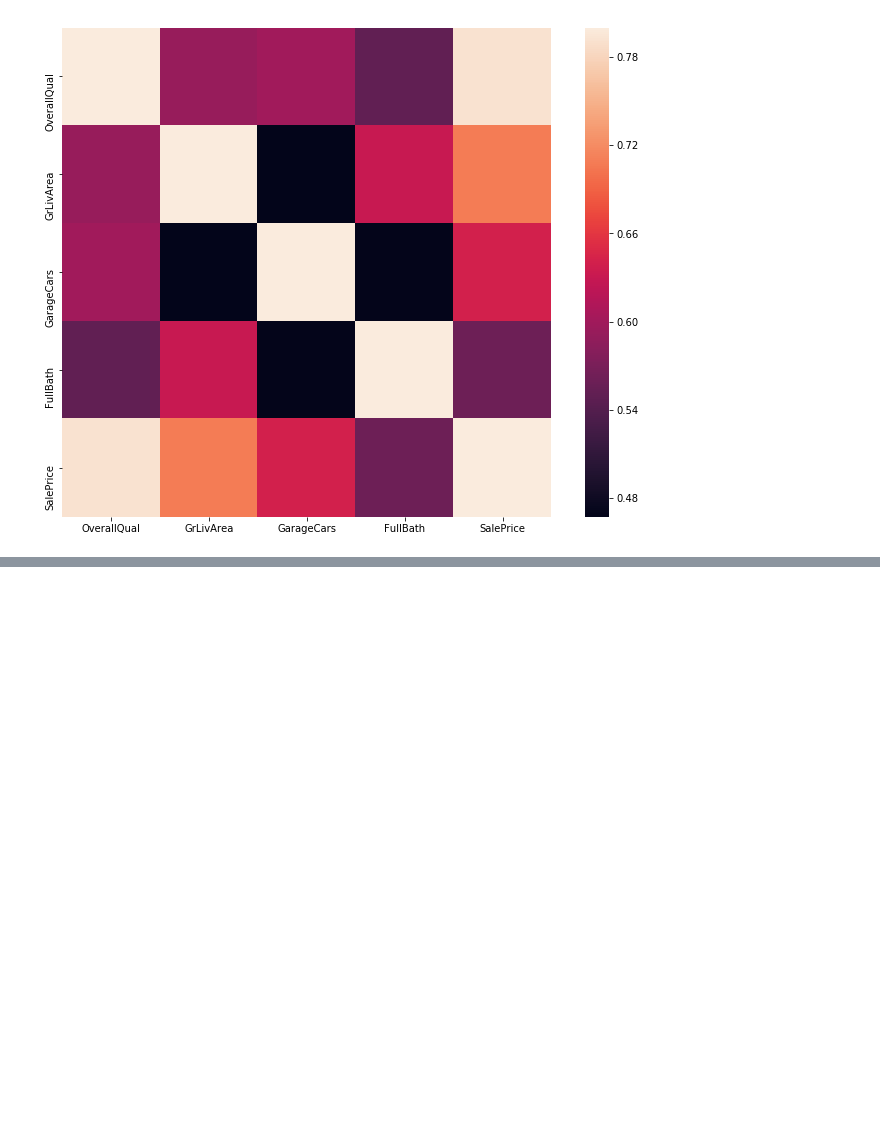
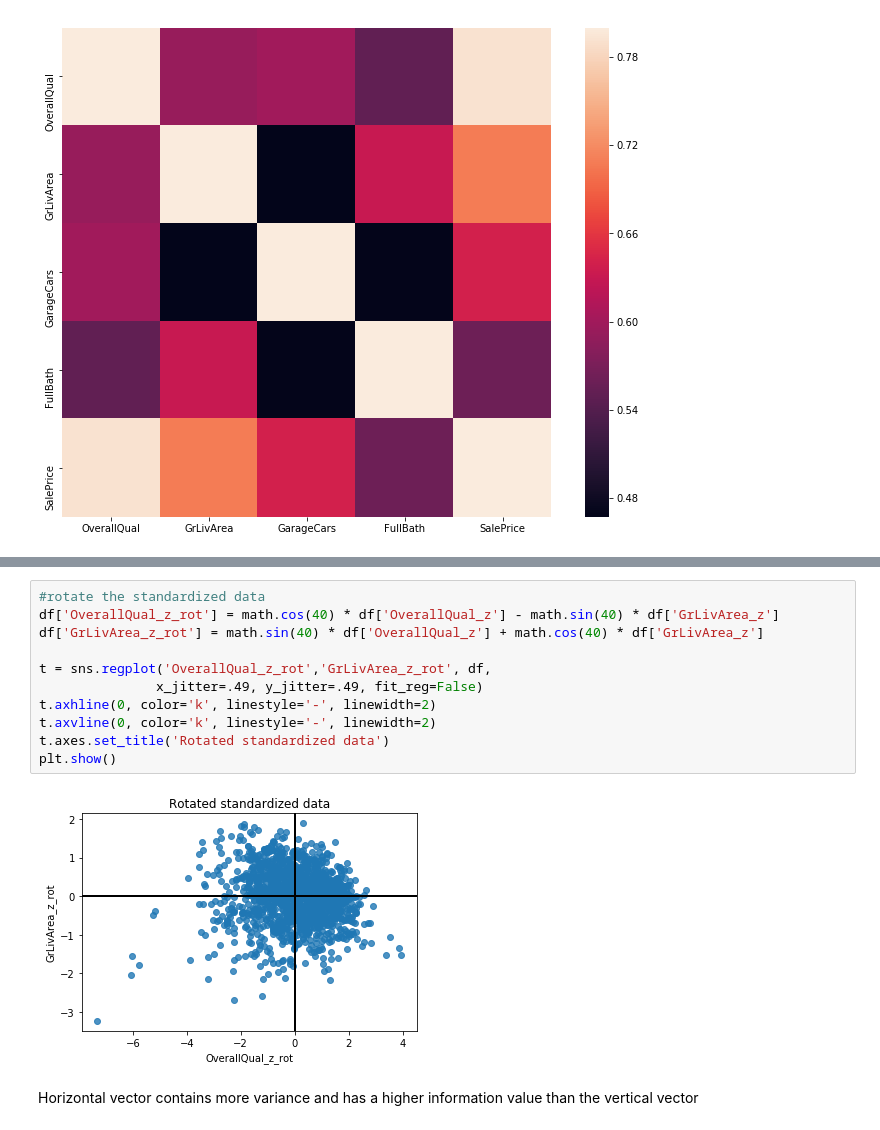
Before and after one commit to brianmcguckin/thinkful_unit_02_supervised_learning, a Jupyter notebook: 02_01_08_preparing_dataset_for_modeling.ipynb, the cells around one changed output, grey strips where cells are left out. Saved outputs shown, nothing was run; the diff lists cells and outputs as text; blank space fills up the shorter version.

```diff
--- a/02_01_08_preparing_dataset_for_modeling.ipynb
+++ b/02_01_08_preparing_dataset_for_modeling.ipynb
@@ -74,0 +98,15 @@ SalePrice       0.790982   0.708624    0.640409  0.560664   1.000000
+# %%
+#rotate the standardized data
+df['OverallQual_z_rot'] = math.cos(40) * df['OverallQual_z'] - math.sin(40) * df['GrLivArea_z']
+df['GrLivArea_z_rot'] = math.sin(40) * df['OverallQual_z'] + math.cos(40) * df['GrLivArea_z']
+
+t = sns.regplot('OverallQual_z_rot','GrLivArea_z_rot', df,
+               x_jitter=.49, y_jitter=.49, fit_reg=False)
+t.axhline(0, color='k', linestyle='-', linewidth=2)
+t.axvline(0, color='k', linestyle='-', linewidth=2)
+t.axes.set_title('Rotated standardized data')
+plt.show()
+# %% [output]
+[figure, added]
+# %% [markdown]
+Horizontal vector contains more variance and has a higher information value than the vertical vector
```
Also changed, not shown: parts of 10 cells of this notebook, 1 other file.
